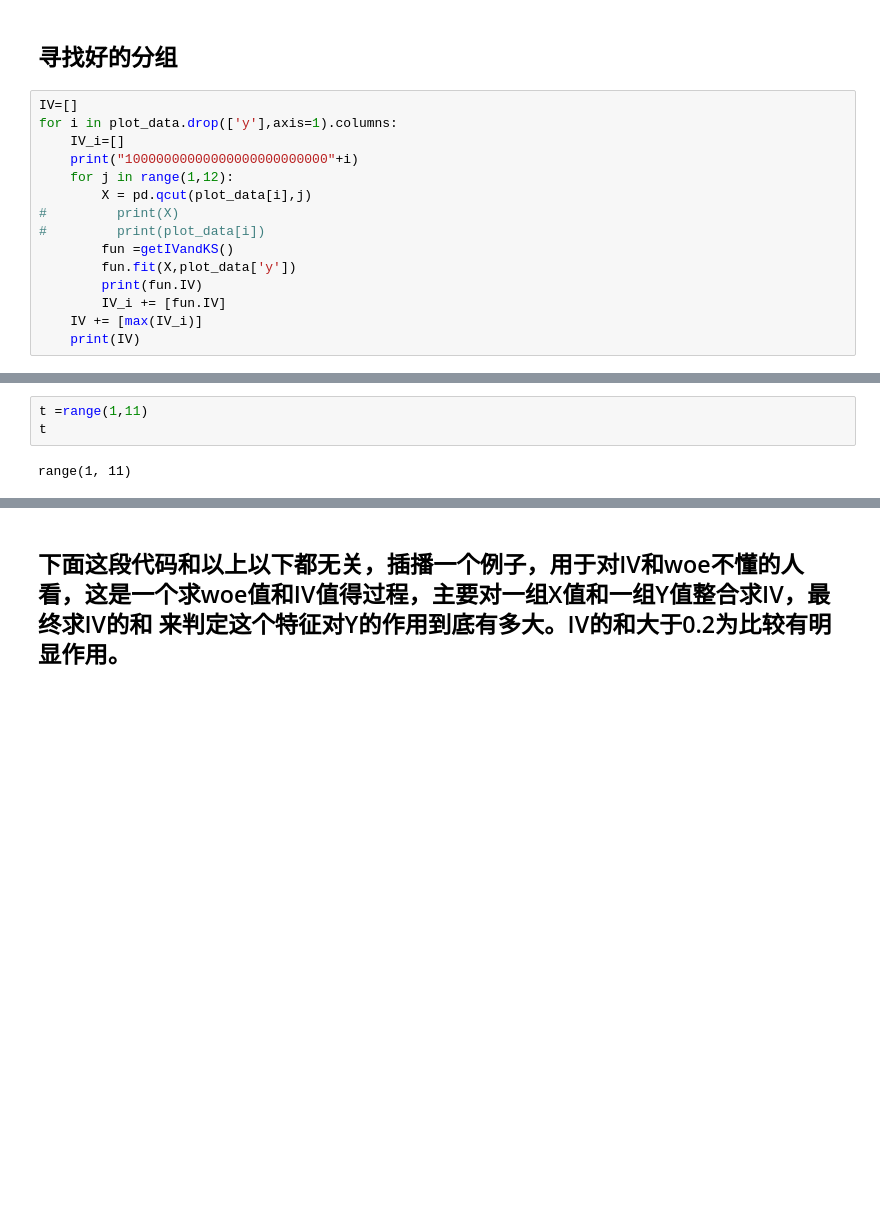
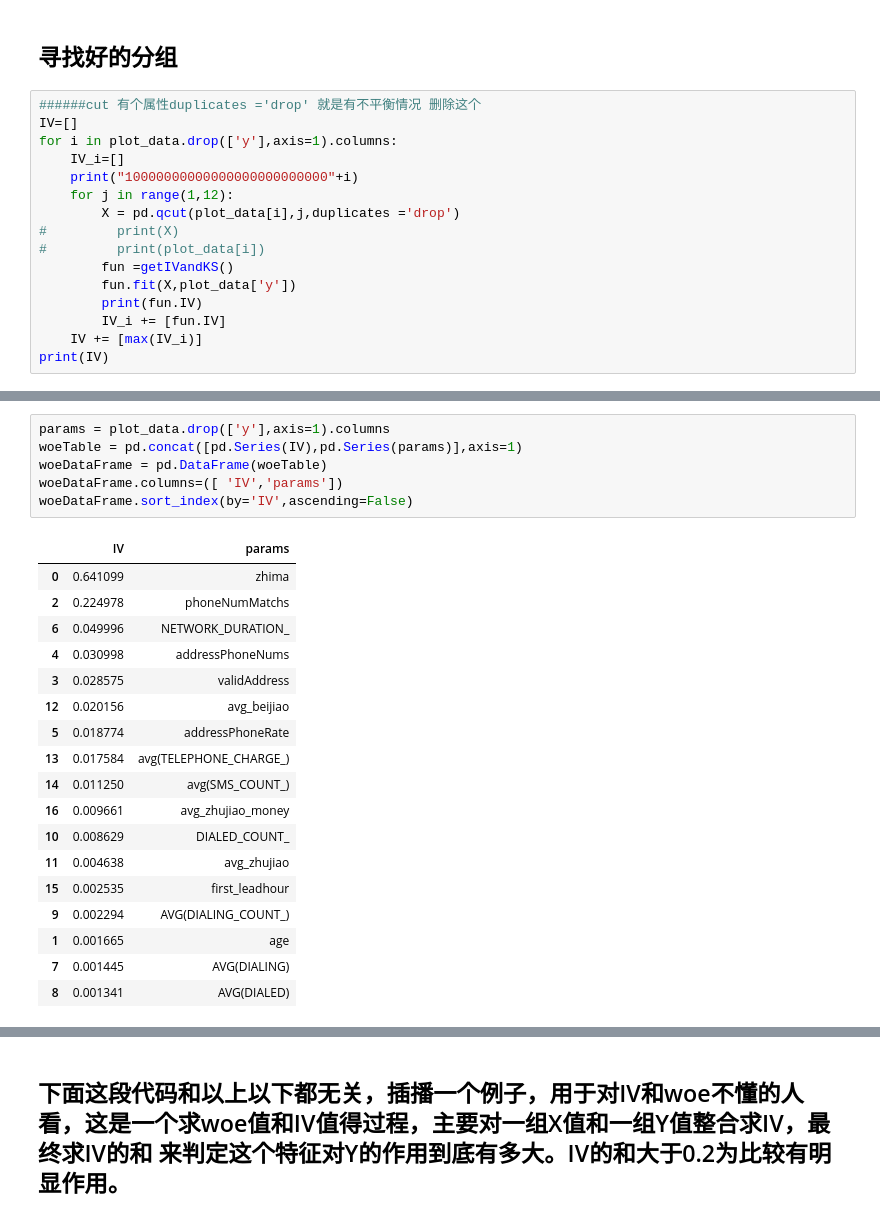
Before and after one commit to abeltowne/Machine-DeeP-Learning, a Jupyter notebook: 金融风控-逻辑回归-首借用户.ipynb, the cells around one changed output, grey strips where cells are left out. Cells and saved outputs as stored; diff of their text form; blank space fills up the shorter version.

```diff
--- a/金融风控-逻辑回归-首借用户.ipynb
+++ b/金融风控-逻辑回归-首借用户.ipynb
@@ -210,12 +210,13 @@ def freCut(x,n):
 # %% [markdown]
 ## 寻找好的分组
 # %%
+######cut 有个属性duplicates ='drop' 就是有不平衡情况 删除这个
 IV=[]
 for i in plot_data.drop(['y'],axis=1).columns:
     IV_i=[]
     print("10000000000000000000000000"+i)
     for j in range(1,12):
-        X = pd.qcut(plot_data[i],j)
+        X = pd.qcut(plot_data[i],j,duplicates ='drop')
 #         print(X)
 #         print(plot_data[i])
         fun =getIVandKS()
@@ -223,7 +224,7 @@ for i in plot_data.drop(['y'],axis=1).columns:
         print(fun.IV)
         IV_i += [fun.IV]
     IV += [max(IV_i)]
-    print(IV)
+print(IV)
 # %% [output]
 10000000000000000000000000zhima
 0.0
@@ -248,5 +246,25 @@ You can drop duplicate edges by setting the 'duplicates' kwarg
-# %%
-t =range(1,11)
-t
-# %% [output]
-range(1, 11)
+# %%
+params = plot_data.drop(['y'],axis=1).columns
+woeTable = pd.concat([pd.Series(IV),pd.Series(params)],axis=1)
+woeDataFrame = pd.DataFrame(woeTable)
+woeDataFrame.columns=([ 'IV','params'])
+woeDataFrame.sort_index(by='IV',ascending=False)
+# %% [output]
+|  | IV | params |
+| 0 | 0.641099 | zhima |
+| 2 | 0.224978 | phoneNumMatchs |
+| 6 | 0.049996 | NETWORK_DURATION_ |
+| 4 | 0.030998 | addressPhoneNums |
+| 3 | 0.028575 | validAddress |
+| 12 | 0.020156 | avg_beijiao |
+| 5 | 0.018774 | addressPhoneRate |
+| 13 | 0.017584 | avg(TELEPHONE_CHARGE_) |
+| 14 | 0.011250 | avg(SMS_COUNT_) |
+| 16 | 0.009661 | avg_zhujiao_money |
+| 10 | 0.008629 | DIALED_COUNT_ |
+| 11 | 0.004638 | avg_zhujiao |
+| 15 | 0.002535 | first_leadhour |
+| 9 | 0.002294 | AVG(DIALING_COUNT_) |
+| 1 | 0.001665 | age |
+| 7 | 0.001445 | AVG(DIALING) |
+| 8 | 0.001341 | AVG(DIALED) |
```
Also changed, not shown: parts of 6 cells of this notebook, 2 other files.
